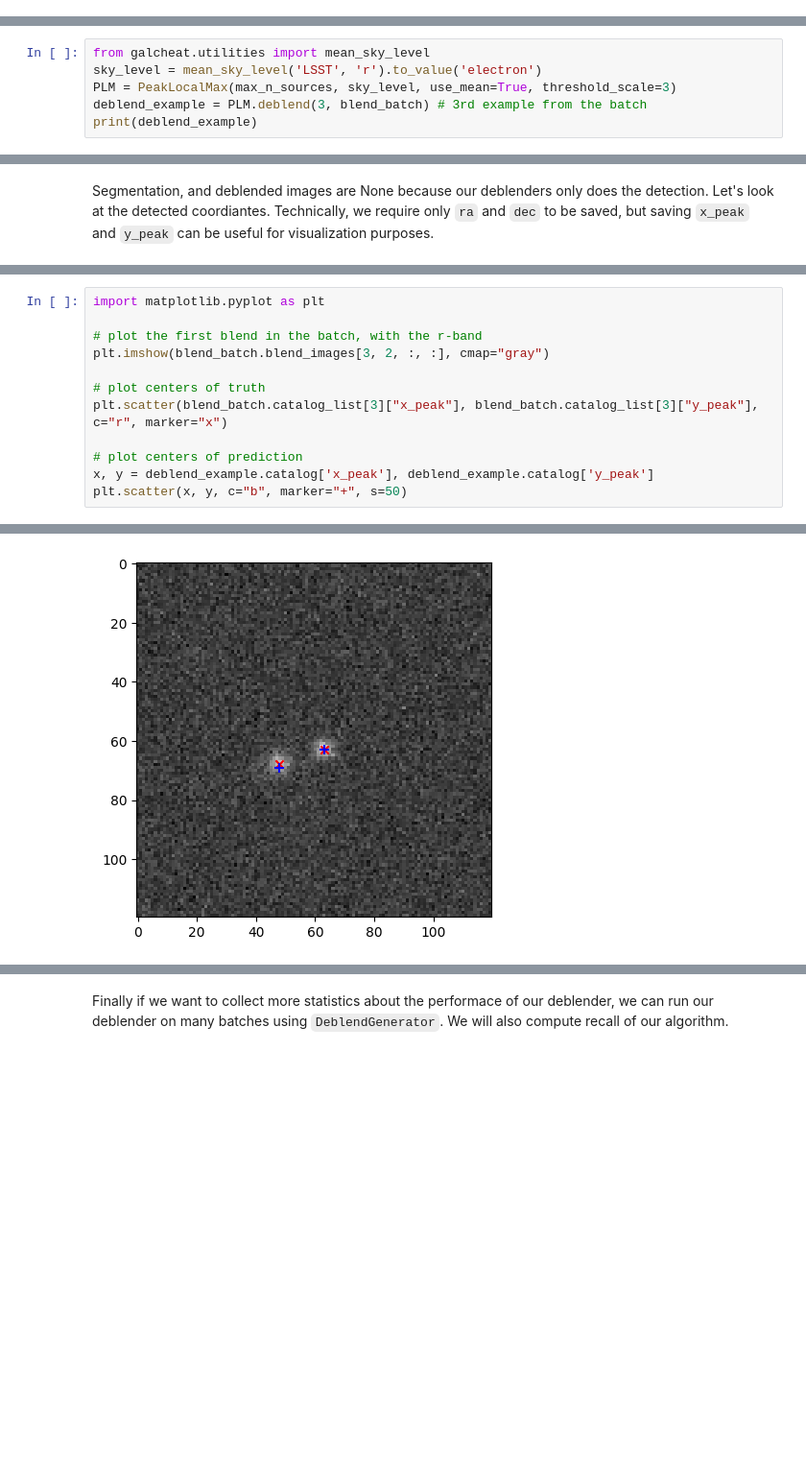
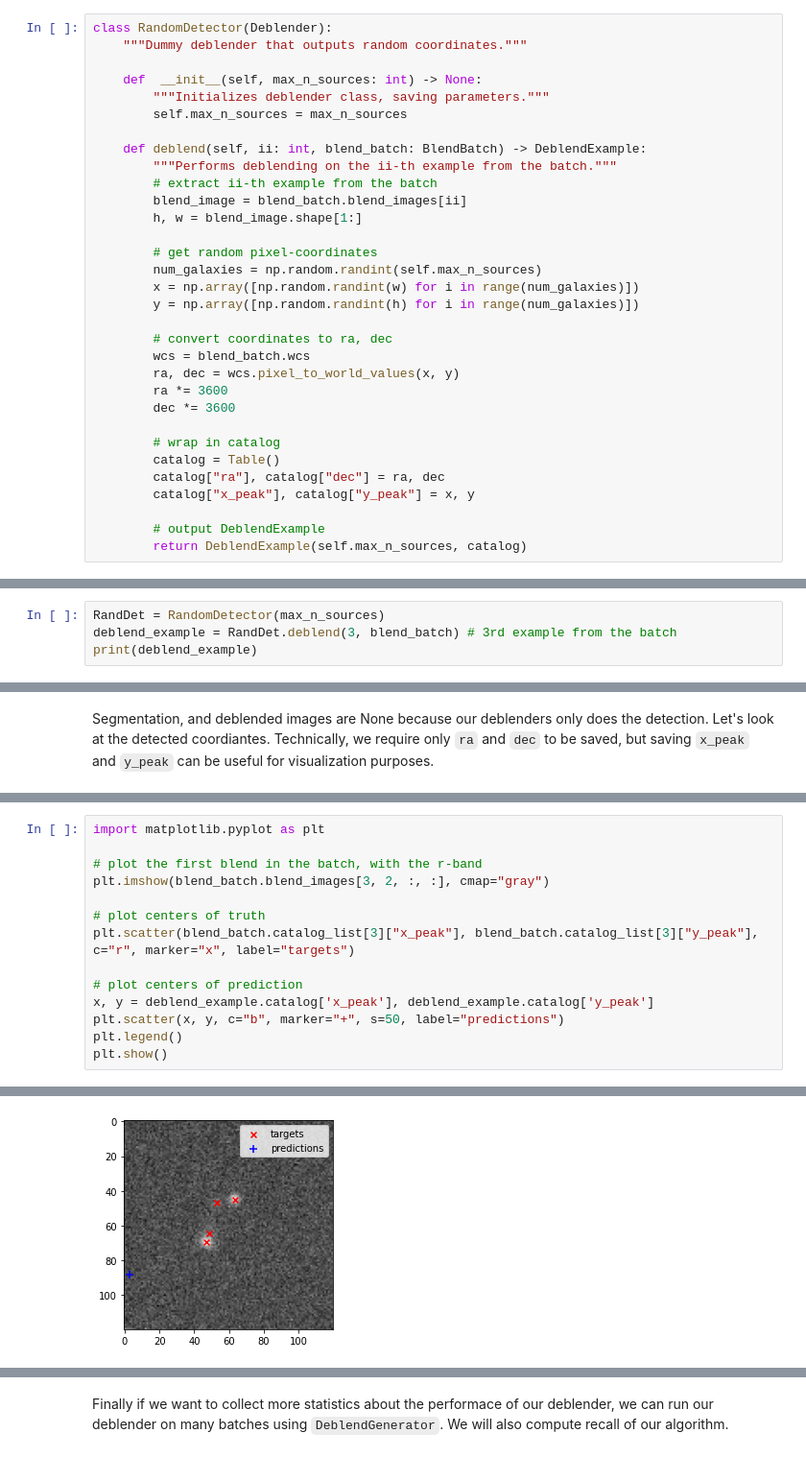
Before and after one commit to LSSTDESC/BlendingToolKit, a Jupyter notebook: notebooks/01-advanced-deblending.ipynb, the cells around one changed output, grey strips where cells are left out. Shown at 96% size. Drawn from its saved outputs; the diff is of its cells as text; blank space fills up the shorter version.

Commit message:
deblending notebook fixed

```diff
--- a/notebooks/01-advanced-deblending.ipynb
+++ b/notebooks/01-advanced-deblending.ipynb
@@ -128 +92,33 @@ def __init__(
+# %%
+class RandomDetector(Deblender):
+    """Dummy deblender that outputs random coordinates."""
+
+    def  __init__(self, max_n_sources: int) -> None:
+        """Initializes deblender class, saving parameters."""
+        self.max_n_sources = max_n_sources
+
+    def deblend(self, ii: int, blend_batch: BlendBatch) -> DeblendExample:
+        """Performs deblending on the ii-th example from the batch."""
+        # extract ii-th example from the batch
+        blend_image = blend_batch.blend_images[ii]
+        h, w = blend_image.shape[1:]
+
+        # get random pixel-coordinates
+        num_galaxies = np.random.randint(self.max_n_sources)
+        x = np.array([np.random.randint(w) for i in range(num_galaxies)])
+        y = np.array([np.random.randint(h) for i in range(num_galaxies)])
+
+        # convert coordinates to ra, dec
+        wcs = blend_batch.wcs
+        ra, dec = wcs.pixel_to_world_values(x, y)
+        ra *= 3600
+        dec *= 3600
+
+        # wrap in catalog
+        catalog = Table()
+        catalog["ra"], catalog["dec"] = ra, dec
+        catalog["x_peak"], catalog["y_peak"] = x, y
+
+        # output DeblendExample
+        return DeblendExample(self.max_n_sources, catalog)
 # %% [markdown]
@@ -198,8 +155,6 @@ Let's test the output of the `PeakLocalMax` on an example batch
 # %%
-from galcheat.utilities import mean_sky_level
-sky_level = mean_sky_level('LSST', 'r').to_value('electron')
-PLM = PeakLocalMax(max_n_sources, sky_level, use_mean=True, threshold_scale=3)
-deblend_example = PLM.deblend(3, blend_batch) # 3rd example from the batch
+RandDet = RandomDetector(max_n_sources)
+deblend_example = RandDet.deblend(3, blend_batch) # 3rd example from the batch
 print(deblend_example)
 # %% [output]
 DeblendExample(max_n_sources = 5, n_bands = None, image_size = None),
@@ -223,9 +177,11 @@ import matplotlib.pyplot as plt
 plt.imshow(blend_batch.blend_images[3, 2, :, :], cmap="gray")
 
 # plot centers of truth
-plt.scatter(blend_batch.catalog_list[3]["x_peak"], blend_batch.catalog_list[3]["y_peak"], c="r", marker="x")
+plt.scatter(blend_batch.catalog_list[3]["x_peak"], blend_batch.catalog_list[3]["y_peak"], c="r", marker="x", label="targets")
 
 # plot centers of prediction
 x, y = deblend_example.catalog['x_peak'], deblend_example.catalog['y_peak']
-plt.scatter(x, y, c="b", marker="+", s=50)
+plt.scatter(x, y, c="b", marker="+", s=50, label="predictions")
+plt.legend()
+plt.show()
 # %% [output]
@@ -233,2 +188,2 @@ plt.scatter(x, y, c="b", marker="+", s=50)
-[figure, old version]
+[figure, new version]
 # %% [markdown]
```
Also changed, not shown: parts of 19 cells of this notebook.
